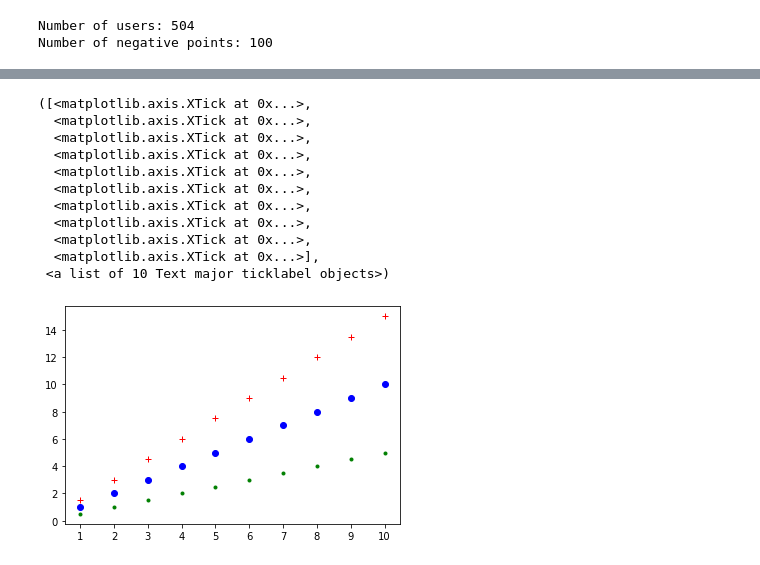
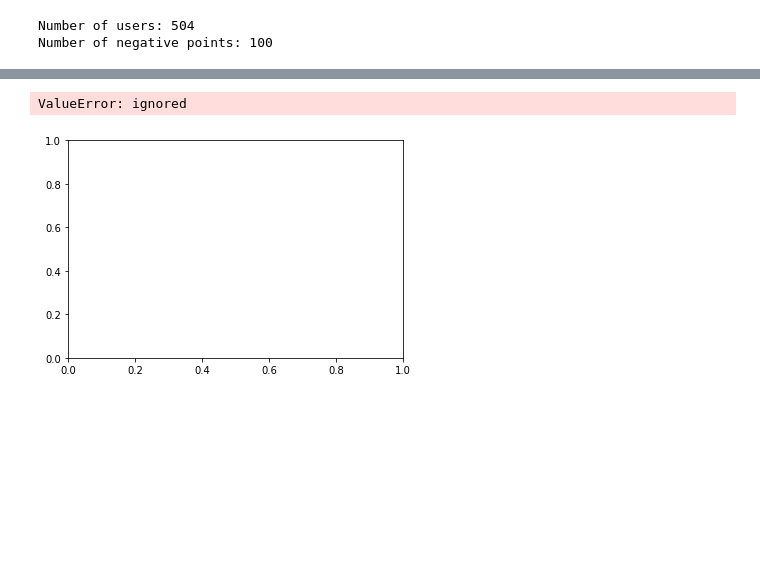
Before and after one commit to JNishimura/Deep-Learning-Recommenders, a Jupyter notebook: Notebooks/MovieLens_TensorFlow.ipynb, the cells around one changed output, grey strips where cells are left out. Saved outputs shown, nothing was run; the diff lists cells and outputs as text; code cells hidden in the pictures; blank space fills up the shorter version.

```diff
--- a/Notebooks/MovieLens_TensorFlow.ipynb
+++ b/Notebooks/MovieLens_TensorFlow.ipynb
@@ -259,7 +259,7 @@ from keras.optimizers import Adam
 
 topK = 10
 
-model = get_MLPGMFmodel(num_users, num_items, 8)
+model = get_MLPmodel(num_users, num_items, 8)
 model.compile(optimizer=Adam(0.001), loss='binary_crossentropy', metrics=[tf.keras.metrics.BinaryAccuracy()])
 model.summary()
 # %% [output]
@@ -281,5 +281,5 @@ Trainable params: 106,819
 Non-trainable params: 0
 __________________________________________________________________________________________________
 # %%
-hist = model.fit(train_ds, batch_size=BATCH_SIZE, epochs=8)
+hist = model.fit(train_ds, batch_size=BATCH_SIZE, epochs=10)
 # %% [output]
@@ -459,21 +467,10 @@ Epoch 1 Hit Rate: 0.23809523809523808 NCDG: 0.13631317982375565
 # %%
 import matplotlib.pyplot as plt
 x = np.arange(1, 11)
-y = np.linspace(1,10,10)
-plt.plot(x,y, 'bo')
-plt.plot(x,y*1.5, 'r+')
-plt.plot(x, y/2, 'g.')
+plt.plot(x,hist.history['binary_accuracy'], 'bo')
+plt.plot(x,hist.history['loss'], 'r+')
 plt.xticks(x)
+plt.title('Loss and accuracy for the NeuMF model')
 # %% [output]
-([<matplotlib.axis.XTick at 0x...>,
-  <matplotlib.axis.XTick at 0x...>,
-  <matplotlib.axis.XTick at 0x...>,
-  <matplotlib.axis.XTick at 0x...>,
-  <matplotlib.axis.XTick at 0x...>,
-  <matplotlib.axis.XTick at 0x...>,
-  <matplotlib.axis.XTick at 0x...>,
-  <matplotlib.axis.XTick at 0x...>,
-  <matplotlib.axis.XTick at 0x...>,
-  <matplotlib.axis.XTick at 0x...>],
- <a list of 10 Text major ticklabel objects>)
+ValueError: ignored
-[figure, old version]
+[figure, new version]
```
Also changed, not shown: parts of 7 cells of this notebook.
